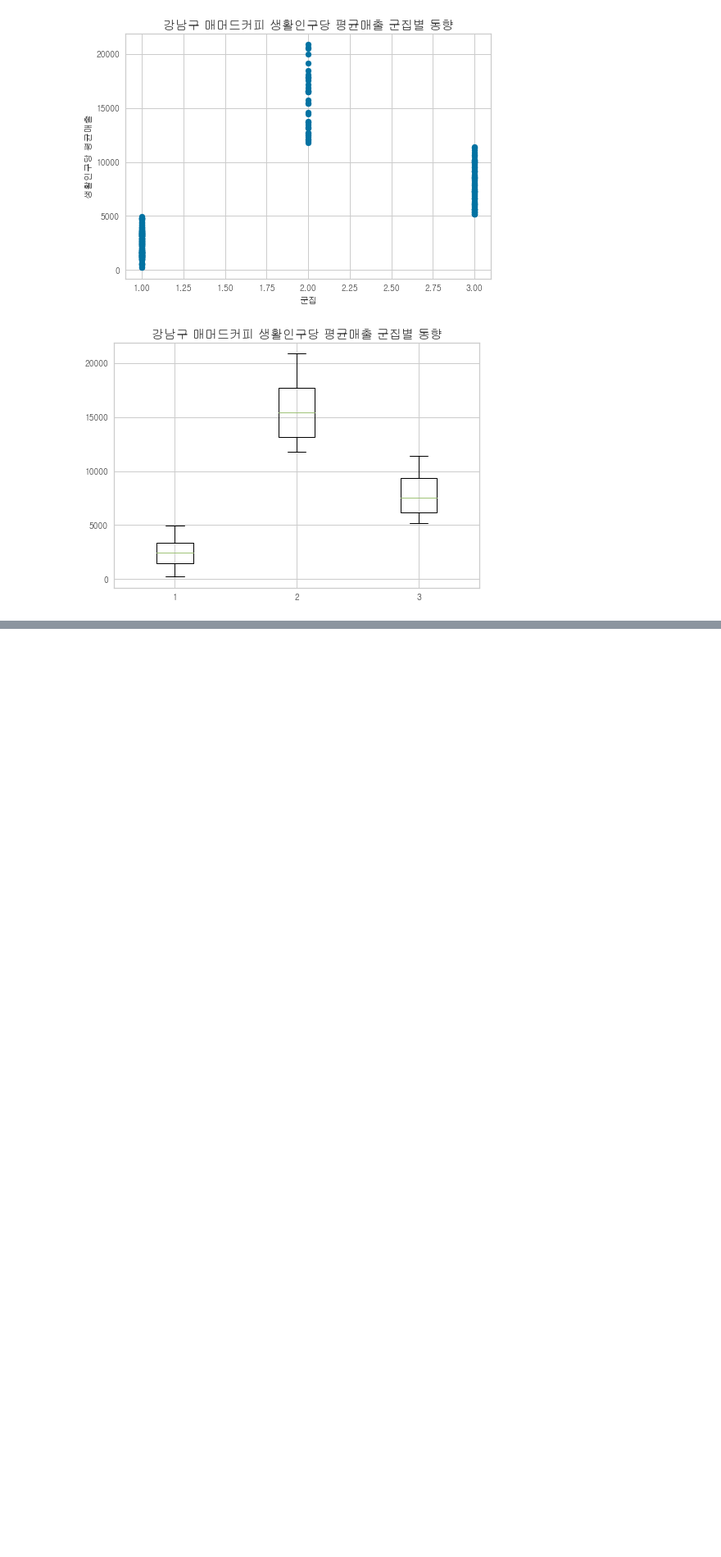
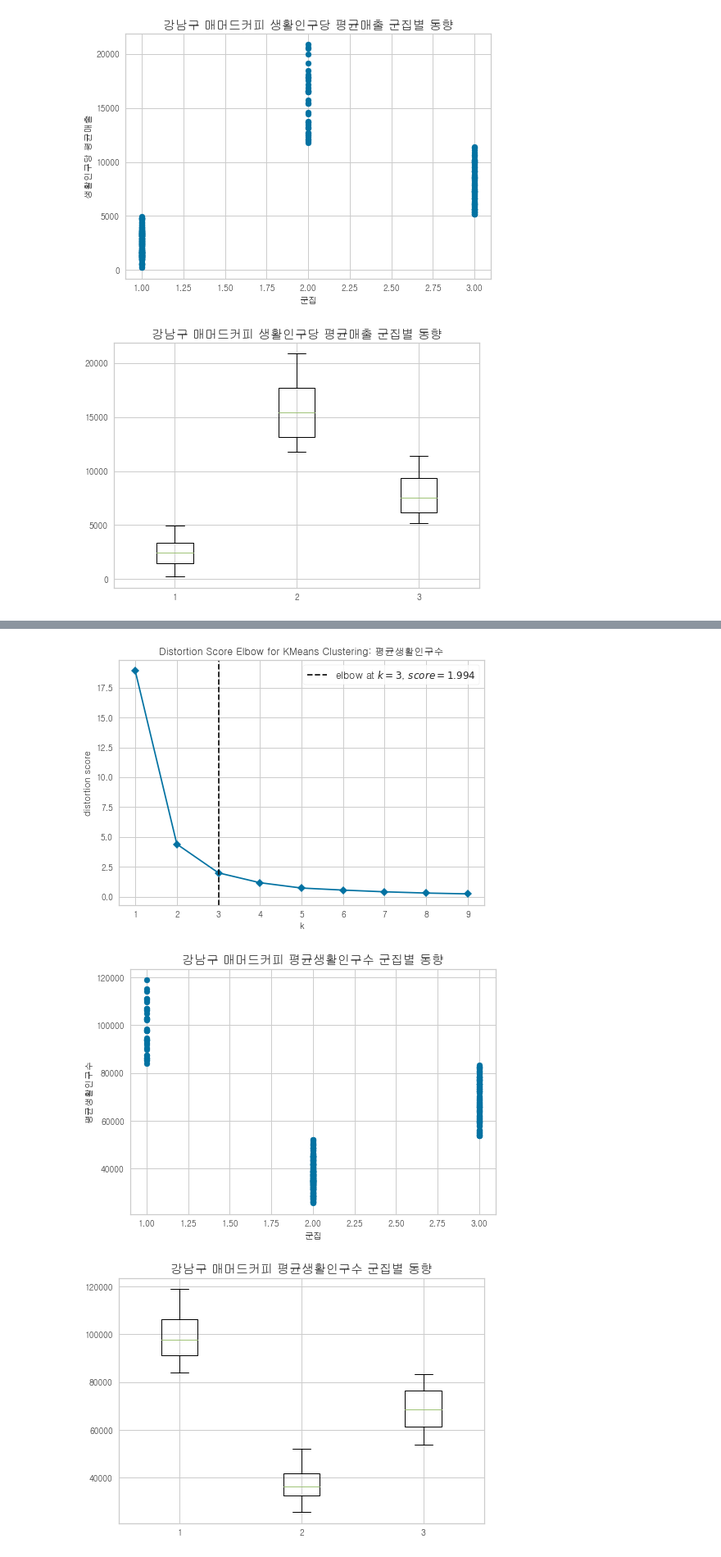
Before and after one commit to POSdata-Sales-Prediction/Store-operation-consulting, a Jupyter notebook: Modeling/Sub2/clustering.ipynb, the cells around one changed output, grey strips where cells are left out. Shown: that part at 82% size. Saved outputs shown, nothing was run; the diff lists cells and outputs as text; code cells hidden in the pictures; blank space fills up the shorter version.

```diff
--- a/Modeling/Sub2/clustering.ipynb
+++ b/Modeling/Sub2/clustering.ipynb
@@ -149,0 +165,6 @@ clustering(mamm_feature_droped,"생활인구당 평균매출")
+# %%
+clustering(mamm_feature_weekend_dropped,"평균생활인구수")
+# %% [output]
+[figure, added]
+[figure, added]
+[figure, added]
```
Also changed, not shown: parts of 21 cells of this notebook.
